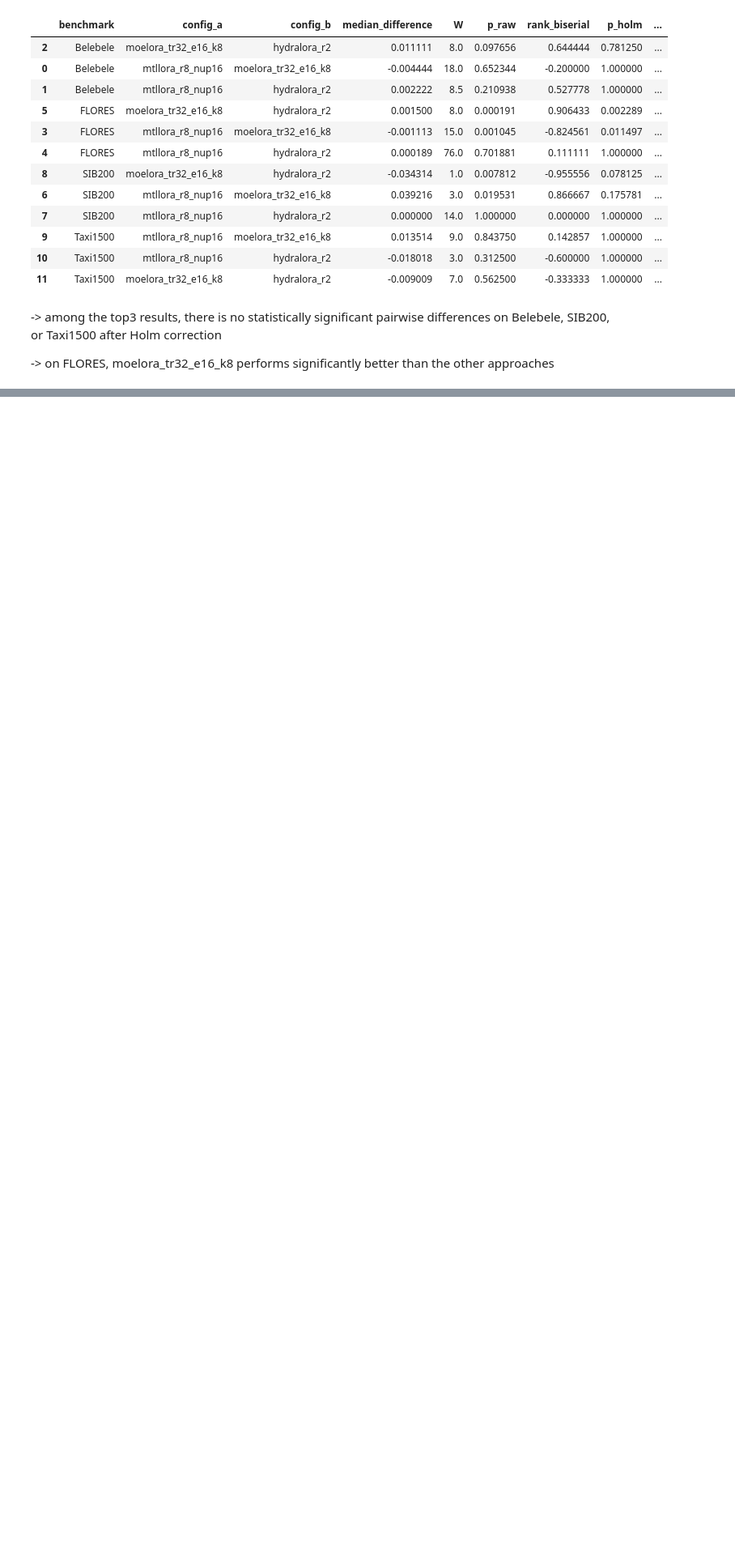
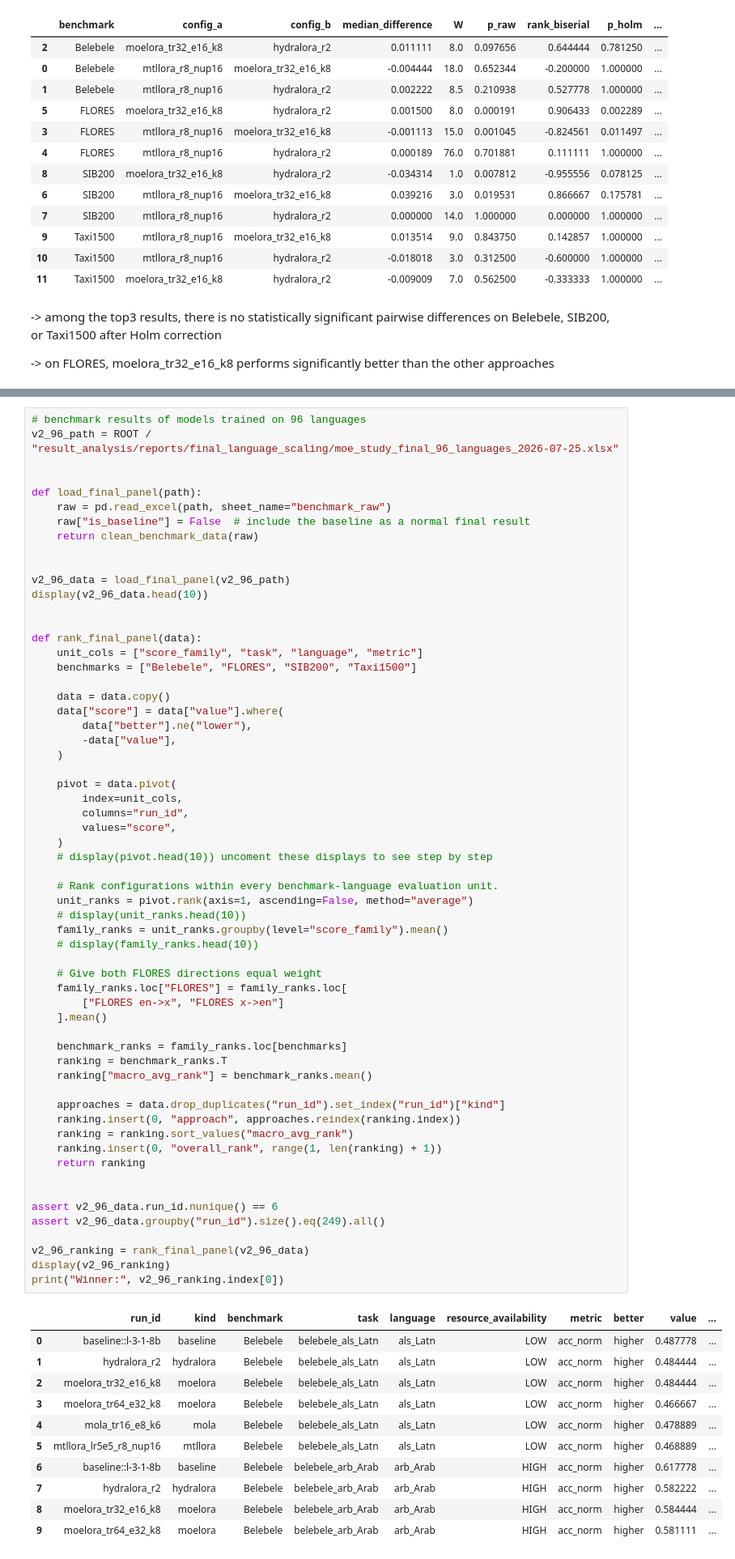
Before and after one commit to dice-group/moe-study, a Jupyter notebook: result_analysis/notebooks/best_rank_expert_selection.ipynb, the cells around one changed output, grey strips where cells are left out. Shown at 81% size. Drawn from its saved outputs; the diff is of its cells as text; blank space fills up the shorter version.

Commit message:
added final 96- and 200-language results and analysis

```diff
--- a/result_analysis/notebooks/best_rank_expert_selection.ipynb
+++ b/result_analysis/notebooks/best_rank_expert_selection.ipynb
@@ -1065,0 +1075,72 @@ display(posthoc_results.sort_values(["benchmark", "p_holm"]))
+# %%
+# benchmark results of models trained on 96 languages
+v2_96_path = ROOT / "result_analysis/reports/final_language_scaling/moe_study_final_96_languages_2026-07-25.xlsx"
+
+
+def load_final_panel(path):
+    raw = pd.read_excel(path, sheet_name="benchmark_raw")
+    raw["is_baseline"] = False  # include the baseline as a normal final result
+    return clean_benchmark_data(raw)
+
+
+v2_96_data = load_final_panel(v2_96_path)
+display(v2_96_data.head(10))
+
+
+def rank_final_panel(data):
+    unit_cols = ["score_family", "task", "language", "metric"]
+    benchmarks = ["Belebele", "FLORES", "SIB200", "Taxi1500"]
+
+    data = data.copy()
+    data["score"] = data["value"].where(
+        data["better"].ne("lower"),
+        -data["value"],
+    )
+
+    pivot = data.pivot(
+        index=unit_cols,
+        columns="run_id",
+        values="score",
+    )
+    # display(pivot.head(10)) uncoment these displays to see step by step
+
+    # Rank configurations within every benchmark-language evaluation unit.
+    unit_ranks = pivot.rank(axis=1, ascending=False, method="average")
+    # display(unit_ranks.head(10))
+    family_ranks = unit_ranks.groupby(level="score_family").mean()
+    # display(family_ranks.head(10))
+
+    # Give both FLORES directions equal weight
+    family_ranks.loc["FLORES"] = family_ranks.loc[
+        ["FLORES en->x", "FLORES x->en"]
+    ].mean()
+
+    benchmark_ranks = family_ranks.loc[benchmarks]
+    ranking = benchmark_ranks.T
+    ranking["macro_avg_rank"] = benchmark_ranks.mean()
+
+    approaches = data.drop_duplicates("run_id").set_index("run_id")["kind"]
+    ranking.insert(0, "approach", approaches.reindex(ranking.index))
+    ranking = ranking.sort_values("macro_avg_rank")
+    ranking.insert(0, "overall_rank", range(1, len(ranking) + 1))
+    return ranking
+
+
+assert v2_96_data.run_id.nunique() == 6
+assert v2_96_data.groupby("run_id").size().eq(249).all()
+
+v2_96_ranking = rank_final_panel(v2_96_data)
+display(v2_96_ranking)
+print("Winner:", v2_96_ranking.index[0])
+# %% [output]
+|  | run_id | kind | benchmark | task | language | resource_availability | metric | better | value | ... |
+| 0 | baseline::l-3-1-8b | baseline | Belebele | belebele_als_Latn | als_Latn | LOW | acc_norm | higher | 0.487778 | ... |
+| 1 | hydralora_r2 | hydralora | Belebele | belebele_als_Latn | als_Latn | LOW | acc_norm | higher | 0.484444 | ... |
+| 2 | moelora_tr32_e16_k8 | moelora | Belebele | belebele_als_Latn | als_Latn | LOW | acc_norm | higher | 0.484444 | ... |
+| 3 | moelora_tr64_e32_k8 | moelora | Belebele | belebele_als_Latn | als_Latn | LOW | acc_norm | higher | 0.466667 | ... |
+| 4 | mola_tr16_e8_k6 | mola | Belebele | belebele_als_Latn | als_Latn | LOW | acc_norm | higher | 0.478889 | ... |
+| 5 | mtllora_lr5e5_r8_nup16 | mtllora | Belebele | belebele_als_Latn | als_Latn | LOW | acc_norm | higher | 0.468889 | ... |
+| 6 | baseline::l-3-1-8b | baseline | Belebele | belebele_arb_Arab | arb_Arab | HIGH | acc_norm | higher | 0.617778 | ... |
+| 7 | hydralora_r2 | hydralora | Belebele | belebele_arb_Arab | arb_Arab | HIGH | acc_norm | higher | 0.582222 | ... |
+| 8 | moelora_tr32_e16_k8 | moelora | Belebele | belebele_arb_Arab | arb_Arab | HIGH | acc_norm | higher | 0.584444 | ... |
+| 9 | moelora_tr64_e32_k8 | moelora | Belebele | belebele_arb_Arab | arb_Arab | HIGH | acc_norm | higher | 0.581111 | ... |
```
Also changed, not shown: parts of 7 cells of this notebook, 2 other files.
